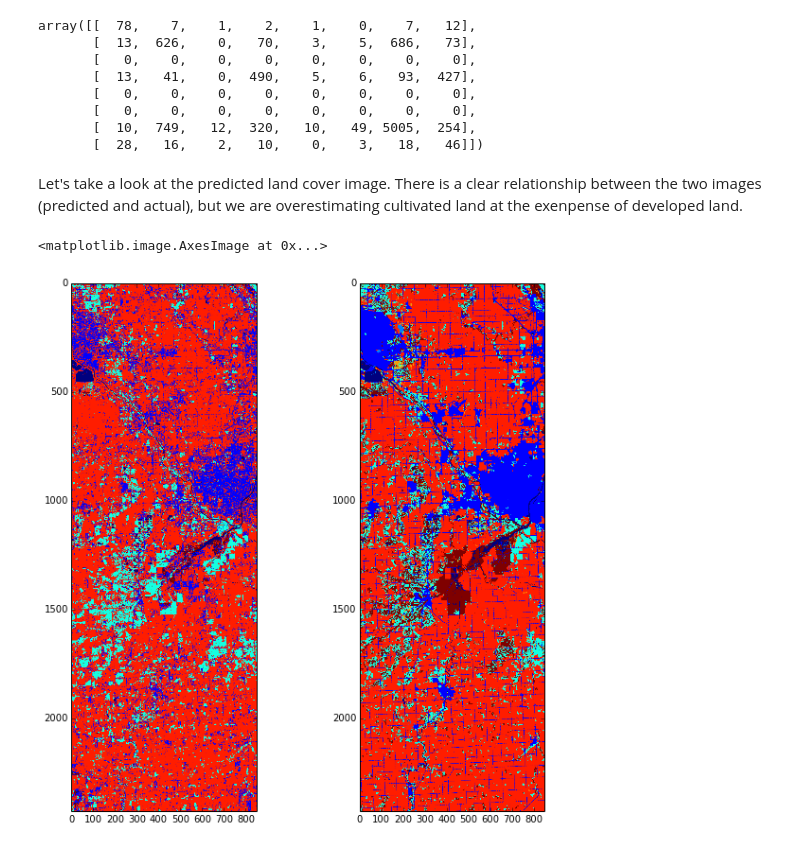
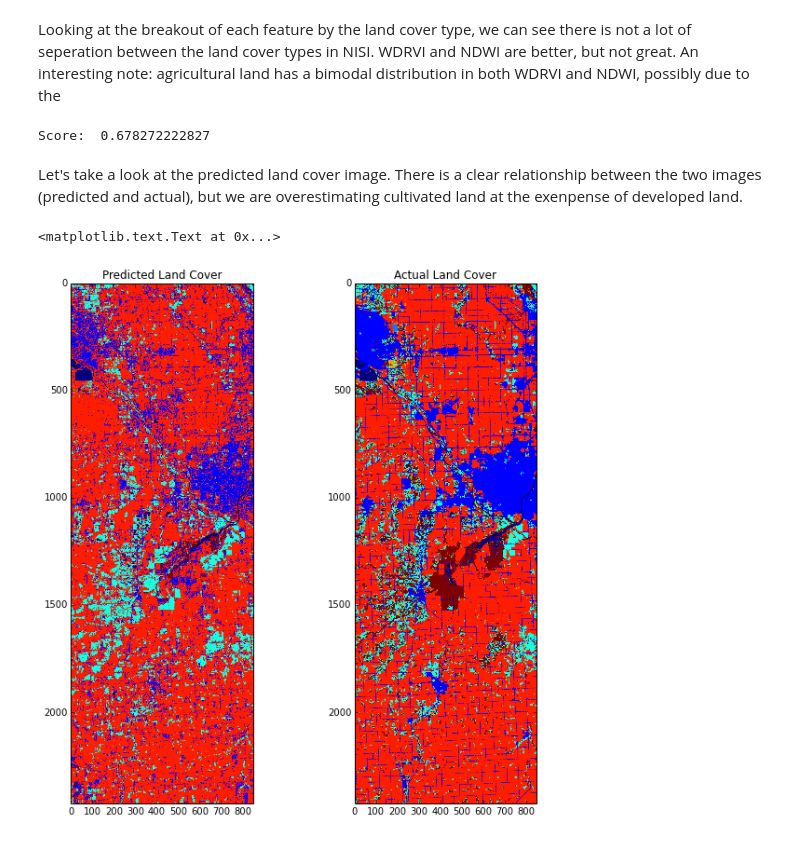
Before and after one commit to johnny313/Research, a Jupyter notebook: Satellite_Imagery_Tools/Land_Cover_Classification.ipynb, the cells around one changed output. Cells and saved outputs as stored; diff of their text form; code cells hidden in the pictures.

```diff
--- a/Satellite_Imagery_Tools/Land_Cover_Classification.ipynb
+++ b/Satellite_Imagery_Tools/Land_Cover_Classification.ipynb
@@ -147,3 +167,5 @@ plt_data(sub_8)
+# %% [markdown]
+Looking at the breakout of each feature by the land cover type, we can see there is not a lot of seperation between the land cover types in NISI. WDRVI and NDWI are better, but not great. An interesting note: agricultural land has a bimodal distribution in both WDRVI and NDWI, possibly due to the
 # %%
 from sklearn.ensemble import RandomForestClassifier
 from sklearn.metrics import confusion_matrix
@@ -152,29 +174,29 @@ from sklearn.metrics import confusion_matrix
 
 rf_model = RandomForestClassifier(n_estimators=100, criterion="entropy",oob_score=True,max_features="sqrt",random_state=53478,min_samples_split=10)
 rf_model.fit(train_sample[:,1:],train_sample[:,0])
-y_pred = rf_model.predict(test_sample[:,1:])
-confusion_matrix(y_pred, test_sample[:,0])
+print 'Score: ', rf_model.score(test_sample[:,1:], test_sample[:,0])
+
+#to do: Clean up the confusuon matrix output
+#y_pred = rf_model.predict(test_sample[:,1:])
+#confusion_matrix(y_pred, test_sample[:,0])
 # %% [output]
-array([[  78,    7,    1,    2,    1,    0,    7,   12],
-       [  13,  626,    0,   70,    3,    5,  686,   73],
-       [   0,    0,    0,    0,    0,    0,    0,    0],
-       [  13,   41,    0,  490,    5,    6,   93,  427],
-       [   0,    0,    0,    0,    0,    0,    0,    0],
-       [   0,    0,    0,    0,    0,    0,    0,    0],
-       [  10,  749,   12,  320,   10,   49, 5005,  254],
-       [  28,   16,    2,   10,    0,    3,   18,   46]])
+Score:  0.678272222827
 # %%
 pred_image = np.copy(test[:,:,0])
 _x,_y = np.where(~np.isnan(test[:,:,1]))
 pred_image[_x,_y] = rf_model.predict(test[_x,_y,1:])
 # %% [markdown]
 Let's take a look at the predicted land cover image. There is a clear relationship between the two images (predicted and actual), but we are overestimating cultivated land at the exenpense of developed land.
-# %%
-plt.figure(figsize = (10,10))
-plt.subplot(121)
-plt.imshow(pred_image)
-plt.subplot(122)
-plt.imshow(test[:,:,0])
-# %% [output]
-<matplotlib.image.AxesImage at 0x...>
-[figure, removed]
+# %%
+#plot the 1) predicted landcover 2) actual land cover
+#To Do: set color map to the one used above, add legend
+plt.figure(figsize = (10,10))
+ax1 = plt.subplot(121)
+ax1.imshow(pred_image)
+ax1.set_title('Predicted Land Cover')
+ax2 = plt.subplot(122)
+ax2.imshow(test[:,:,0])
+ax2.set_title('Actual Land Cover')
+# %% [output]
+<matplotlib.text.Text at 0x...>
+[figure, added]
```
Also changed, not shown: parts of 14 cells of this notebook, 2 other files.
